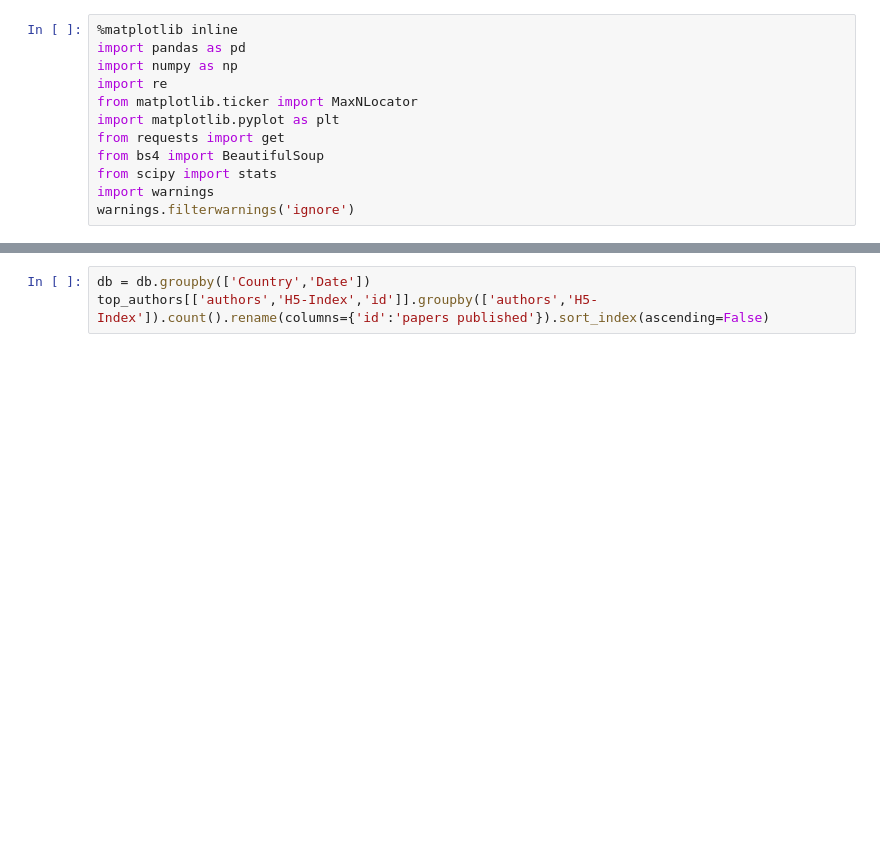
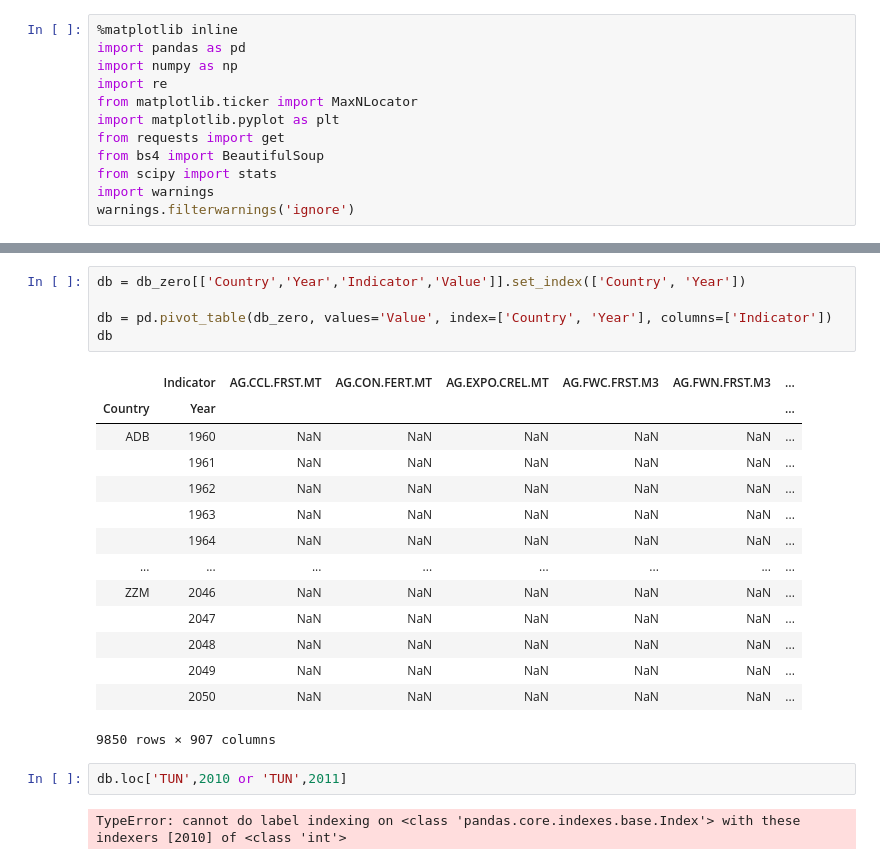
Before and after one commit to GhaliAmir/Education-In-Africa, a Jupyter notebook: Project.ipynb, the cells around one changed output, grey strips where cells are left out. Cells and saved outputs as stored; diff of their text form; blank space fills up the shorter version.

```diff
--- a/Project.ipynb
+++ b/Project.ipynb
@@ -34,6 +36,27 @@ db.head()
 | 2 | AFRICA | AFR | Inflation, consumer prices (annua... | FP.CPI.TOTL.ZG | annual % | 1 | A | 2002 | 7.238168 |
 | 3 | AFRICA | AFR | Inflation, consumer prices (annua... | FP.CPI.TOTL.ZG | annual % | 1 | A | 2003 | 7.217622 |
 | 4 | AFRICA | AFR | Inflation, consumer prices (annua... | FP.CPI.TOTL.ZG | annual % | 1 | A | 2004 | 7.373657 |
-# %%
-db = db.groupby(['Country','Date'])
-top_authors[['authors','H5-Index','id']].groupby(['authors','H5-Index']).count().rename(columns={'id':'papers published'}).sort_index(ascending=False)
+# %%
+db = db_zero[['Country','Year','Indicator','Value']].set_index(['Country', 'Year'])
+
+db = pd.pivot_table(db_zero, values='Value', index=['Country', 'Year'], columns=['Indicator'])
+db
+# %% [output]
+|  | Indicator | AG.CCL.FRST.MT | AG.CON.FERT.MT | AG.EXPO.CREL.MT | AG.FWC.FRST.M3 | AG.FWN.FRST.M3 | ... |
+| Country | Year |  |  |  |  |  | ... |
+| ADB | 1960 | NaN | NaN | NaN | NaN | NaN | ... |
+|  | 1961 | NaN | NaN | NaN | NaN | NaN | ... |
+|  | 1962 | NaN | NaN | NaN | NaN | NaN | ... |
+|  | 1963 | NaN | NaN | NaN | NaN | NaN | ... |
+|  | 1964 | NaN | NaN | NaN | NaN | NaN | ... |
+| ... | ... | ... | ... | ... | ... | ... | ... |
+| ZZM | 2046 | NaN | NaN | NaN | NaN | NaN | ... |
+|  | 2047 | NaN | NaN | NaN | NaN | NaN | ... |
+|  | 2048 | NaN | NaN | NaN | NaN | NaN | ... |
+|  | 2049 | NaN | NaN | NaN | NaN | NaN | ... |
+|  | 2050 | NaN | NaN | NaN | NaN | NaN | ... |
+9850 rows × 907 columns
+# %%
+db.loc['TUN',2010 or 'TUN',2011]
+# %% [output]
+TypeError: cannot do label indexing on <class 'pandas.core.indexes.base.Index'> with these indexers [2010] of <class 'int'>
```
Also changed, not shown: parts of 4 cells of this notebook.
